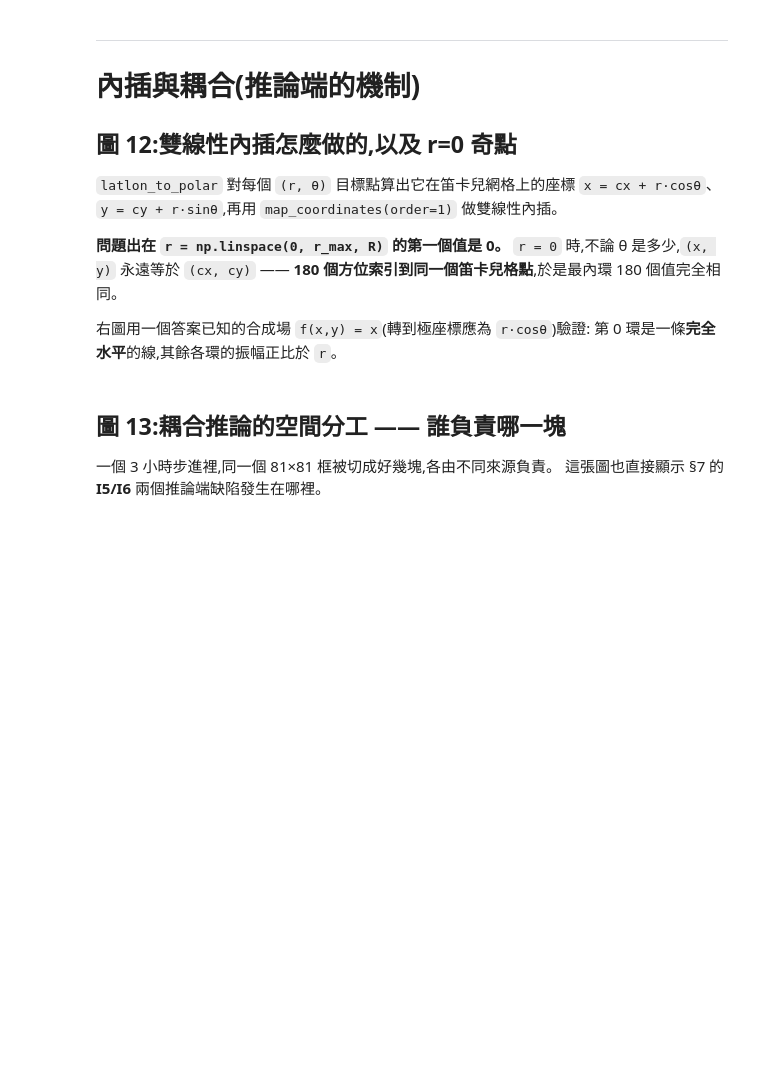
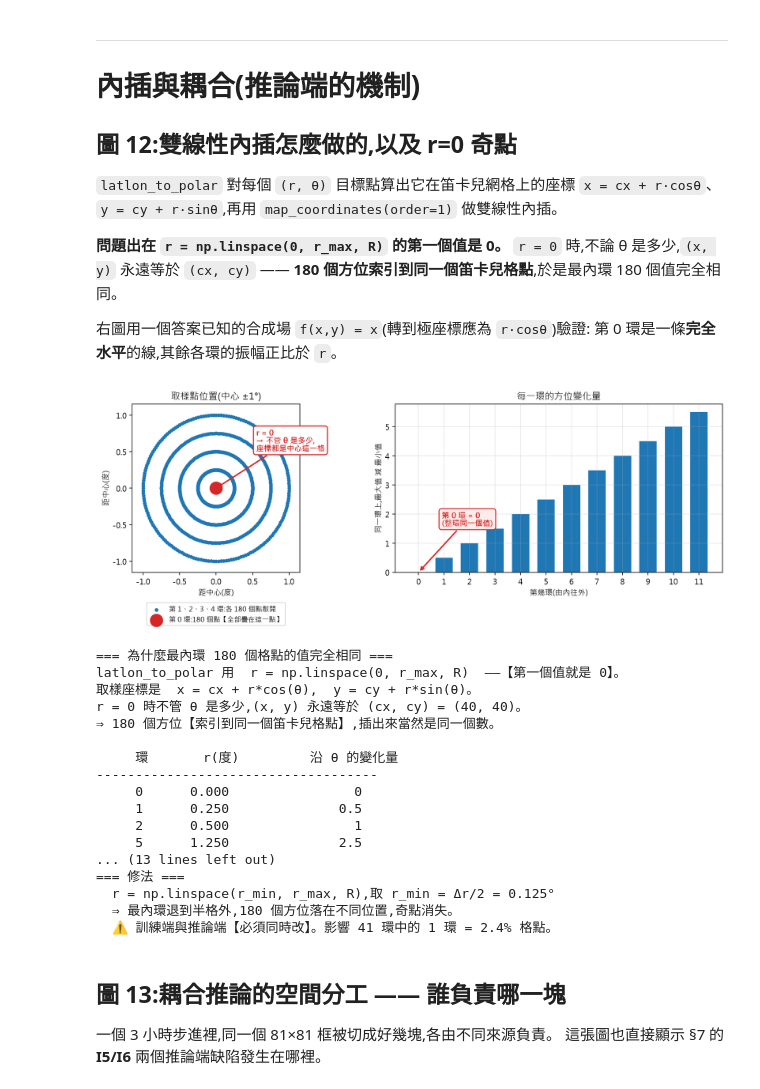
Before and after one commit to Payne721401/LLAT_polar, a Jupyter notebook: analysis/training_analysis.ipynb, the cells around one changed output. Saved outputs shown, nothing was run; the diff lists cells and outputs as text; code cells hidden in the pictures; blank space fills up the shorter version.

```diff
--- a/analysis/training_analysis.ipynb
+++ b/analysis/training_analysis.ipynb
@@ -1195,17 +1128,18 @@ for i in (1, 2, 3, 4):
               zorder=4, label="第 1、2、3、4 環:各 180 個點散開" if i == 1 else None)
 a.scatter([0], [0], s=260, c="tab:red", zorder=6, marker="o",
           label="第 0 環:180 個點【全部疊在這一點】")
-a.annotate("r = 0\n⇒ 不管 θ 是多少,\n座標都是中心這一格",
+a.annotate("r = 0\n→ 不管 θ 是多少,\n座標都是中心這一格",
            (0, 0), xytext=(52, 48), textcoords="offset points",
-           fontsize=10, color="tab:red", fontweight="bold",
-           bbox=dict(boxstyle="round,pad=0.35", fc="#fdecea",
-                     ec="tab:red", lw=1.2),
-           arrowprops=dict(arrowstyle="->", color="tab:red", lw=1.8))
+           fontsize=10, color="tab:red", fontweight="bold", zorder=20,
+           bbox=dict(boxstyle="round,pad=0.35", fc="white",
+                     ec="tab:red", lw=1.4, alpha=.97),
+           arrowprops=dict(arrowstyle="->", color="tab:red", lw=1.8,
+                           zorder=20))
 a.set_aspect("equal"); a.set_xlim(-1.15, 1.15); a.set_ylim(-1.15, 1.15)
 a.grid(False)
 a.set_xlabel("距中心(度)"); a.set_ylabel("距中心(度)")
-a.set_title("取樣點的位置(放大到中心 ±1°)")
-a.legend(fontsize=9, loc="lower right")
+a.set_title("取樣點位置(中心 ±1°)")
+a.legend(fontsize=9, loc="upper center", bbox_to_anchor=(.5, -.16))
 
 # ── 右:每一環「沿 θ 的變化量」—— 一根一根看,第 0 根是 0 ────────────
 a = ax[1]
@@ -1222,38 +1156,57 @@ a.annotate("第 0 環 = 0\n(整環同一個值)", (0, 0), xytext=(30, 60),
 a.set_xticks(range(NSHOW))
 a.set_xticklabels(range(NSHOW))
 a.set_xlabel("第幾環(由內往外)")
-a.set_ylabel("同一環上,最大值 − 最小值")
-a.set_title("每一環的方位變化量:只有第 0 環是零")
+a.set_ylabel("同一環上,最大值 減 最小值")
+a.set_title("每一環的方位變化量")
 
 plt.tight_layout()
 plt.show()
 
 
 print("=== 為什麼最內環 180 個格點的值完全相同 ===")
 print("latlon_to_polar 用  r = np.linspace(0, r_max, R)  ——【第一個值就是 0】。")
 print("取樣座標是  x = cx + r*cos(θ),  y = cy + r*sin(θ)。")
 print("r = 0 時不管 θ 是多少,(x, y) 永遠等於 (cx, cy) = (%.0f, %.0f)。" % (CX, CY))
 print("⇒ 180 個方位【索引到同一個笛卡兒格點】,插出來當然是同一個數。")
 print()
 print("%6s %10s %16s" % ("環", "r(度)", "沿 θ 的變化量"))
 print("-" * 36)
 for i in (0, 1, 2, 5, 10, 20, 40):
     print("%6d %10.3f %16.6g" % (i, r_axis[i] * CELL, np.ptp(polar[i])))
 print()
 print("第 0 環變化量 = %.3g(就是 0)⇒ 這一環【不帶任何方位資訊】。" % np.ptp(polar[0]))
 print("其餘各環的變化量正比於 r,符合合成場的預期 ⇒ 內插本身是正確的。")
 print()
 print("=== 為什麼這對 vt/vr 特別糟 ===")
 print("純量(氣溫、氣壓)在中心只有一個值,r=0 全部相同【物理上合理】。")
 print("但切向風 vt 的【方向定義依賴 θ】—— 同一個風向量在 θ=0° 是純徑向、")
 print("在 θ=90° 是純切向。vt 在 r→0 應隨 θ 變化,卻被灌成常數")
 print("⇒ 目標場自相矛盾,模型被要求學不可能的東西。")
 print()
 print("=== 修法 ===")
 print("  r = np.linspace(r_min, r_max, R),取 r_min = Δr/2 = %.3f°"
       % (R_MAX / (R - 1) / 2))
 print("  ⇒ 最內環退到半格外,180 個方位落在不同位置,奇點消失。")
 print("  ⚠️ 訓練端與推論端【必須同時改】。影響 41 環中的 1 環 = 2.4% 格點。")
+# %% [output]
+[figure, added]
+=== 為什麼最內環 180 個格點的值完全相同 ===
+latlon_to_polar 用  r = np.linspace(0, r_max, R)  ——【第一個值就是 0】。
+取樣座標是  x = cx + r*cos(θ),  y = cy + r*sin(θ)。
+r = 0 時不管 θ 是多少,(x, y) 永遠等於 (cx, cy) = (40, 40)。
+⇒ 180 個方位【索引到同一個笛卡兒格點】,插出來當然是同一個數。
+
+     環       r(度)         沿 θ 的變化量
+------------------------------------
+     0      0.000                0
+     1      0.250              0.5
+     2      0.500                1
+     5      1.250              2.5
+... (13 lines left out)
+=== 修法 ===
+  r = np.linspace(r_min, r_max, R),取 r_min = Δr/2 = 0.125°
+  ⇒ 最內環退到半格外,180 個方位落在不同位置,奇點消失。
+  ⚠️ 訓練端與推論端【必須同時改】。影響 41 環中的 1 環 = 2.4% 格點。
 # %% [markdown]
 ## 圖 13:耦合推論的空間分工 —— 誰負責哪一塊
 
```
Also changed, not shown: parts of 18 cells of this notebook, 29 other files.
